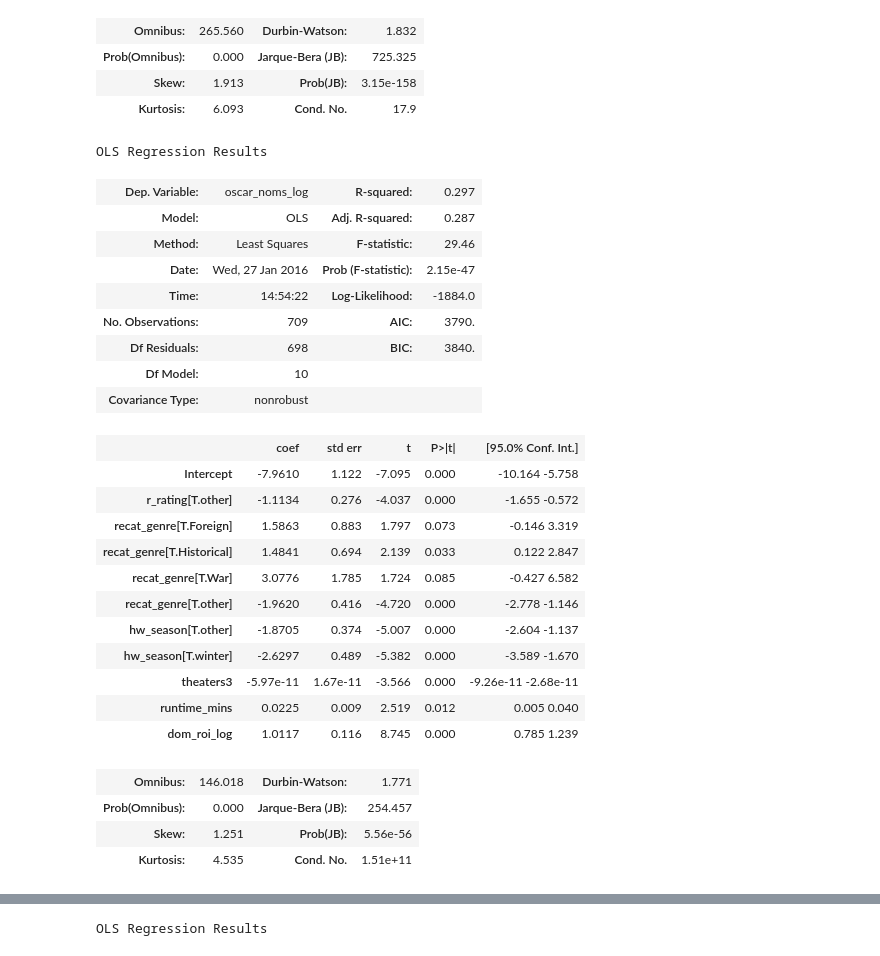
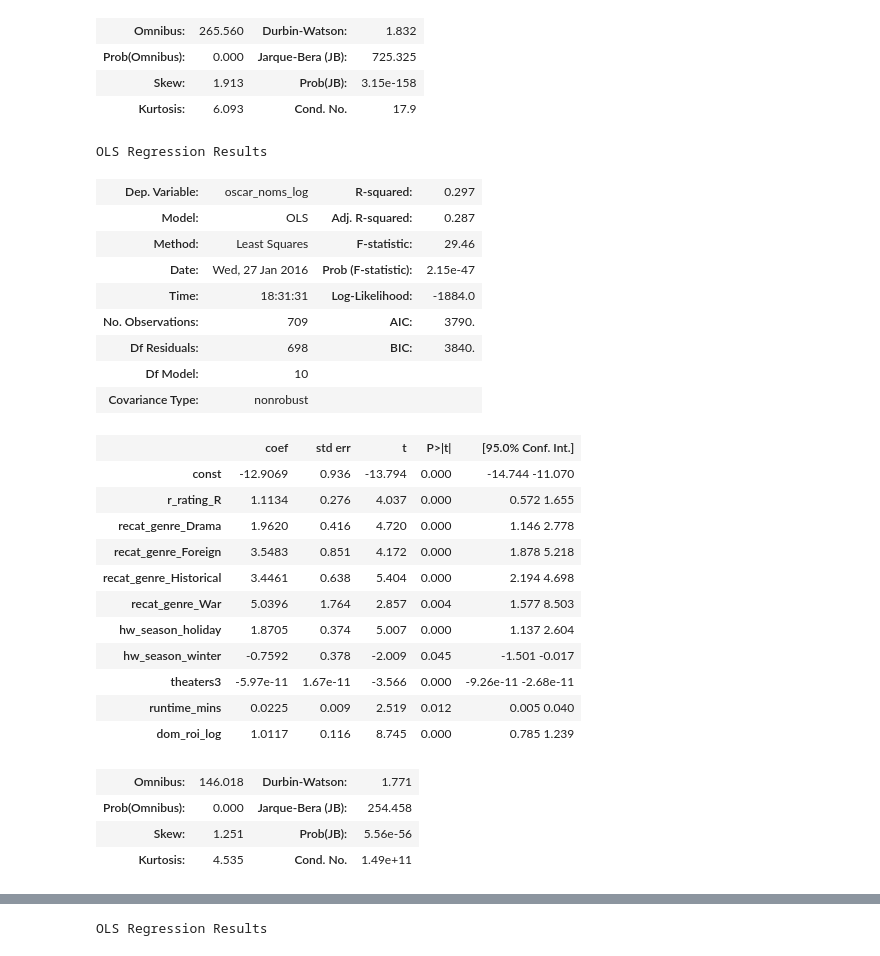
Before and after one commit to dianalam/movie-predictor, a Jupyter notebook: luther-analysis.ipynb, the cells around one changed output, grey strips where cells are left out. Drawn from its saved outputs; the diff is of its cells as text; code cells hidden in the pictures.

```diff
--- a/luther-analysis.ipynb
+++ b/luther-analysis.ipynb
@@ -555,3 +537,9 @@ See the caveats in the documentation: http://pandas.pydata.org/pandas-docs/stabl
 # %%
+# get dummies and drop "other" dummies
+# rerun this if keep list is updated
+temp = newer_movies[keep]
+temp.dropna(inplace = True)
+dummies = pd.get_dummies(temp)
 keep_dummy = [c for c in dummies.columns if 'other' not in c.lower()]
 formodel = dummies[keep_dummy]
+formodel = sm.add_constant(formodel)
@@ -557,0 +560,5 @@ formodel = dummies[keep_dummy]
+# %%
+# split into train, val, test
+train = formodel[formodel['release_year'] <= trainyr_max]
+val = formodel[formodel['release_year'].isin(cvyr)]
+test = formodel[formodel['release_year'].isin(testyr)]
@@ -578,9 +605,5 @@ def format_df(features, ind, data):
 #     y = data[ind]
 #     return X, y
-# %%
-train = newer_movies[newer_movies['release_year'] <= trainyr_max]
-val = newer_movies[newer_movies['release_year'].isin(cvyr)]
-test = newer_movies[newer_movies['release_year'].isin(testyr)]
 # %%
 # # some more checks
 # train.groupby('release_year').count()
@@ -603,0 +614,14 @@ test as % of total:  0.131797235023
+# %%
+# get model using skl
+def get_xy(features, ind, df):
+    """Get X and y for use in skl linear regression.
+    """
+    # match general feature category to all its dummies
+    all_features = ['const']
+    cols = list(df.columns)
+    for feature in features:
+        all_features.extend([col for col in cols if feature in col])
+    # get df with dummies for features
+    X = df[all_features]
+    y = df[ind]
+    return X, y
@@ -1021,33 +1095,36 @@ OLS Regression Results
 | Kurtosis: | 6.093 | Cond. No. | 17.9 |
 # %%
 # 3. with log oscar_noms and theaters
-oscars_log = smf.ols(formula = "oscar_noms_log ~ r_rating + recat_genre + hw_season + \
-                    theaters3 + runtime_mins + dom_roi_log", data = train).fit()
-oscars_log.summary()
+features = ['r_rating', 'recat_genre', 'hw_season', 'theaters3', 'runtime_mins', 'dom_roi_log']
+ind = 'oscar_noms_log'
+X, y = get_xy(features, ind, train)
+oscars3 = sm.OLS(y, X)
+oscars3 = oscars3.fit()
+oscars3.summary()
 # %% [output]
 OLS Regression Results
 | Dep. Variable: | oscar_noms_log | R-squared: | 0.297 |
 | Model: | OLS | Adj. R-squared: | 0.287 |
 | Method: | Least Squares | F-statistic: | 29.46 |
 | Date: | Wed, 27 Jan 2016 | Prob (F-statistic): | 2.15e-47 |
-| Time: | 14:54:22 | Log-Likelihood: | -1884.0 |
+| Time: | 18:31:31 | Log-Likelihood: | -1884.0 |
 | No. Observations: | 709 | AIC: | 3790. |
 | Df Residuals: | 698 | BIC: | 3840. |
 | Df Model: | 10 |  |  |
 | Covariance Type: | nonrobust |  |  |
 |  | coef | std err | t | P>|t| | [95.0% Conf. Int.] |
-| Intercept | -7.9610 | 1.122 | -7.095 | 0.000 | -10.164 -5.758 |
-| r_rating[T.other] | -1.1134 | 0.276 | -4.037 | 0.000 | -1.655 -0.572 |
-| recat_genre[T.Foreign] | 1.5863 | 0.883 | 1.797 | 0.073 | -0.146 3.319 |
-| recat_genre[T.Historical] | 1.4841 | 0.694 | 2.139 | 0.033 | 0.122 2.847 |
-| recat_genre[T.War] | 3.0776 | 1.785 | 1.724 | 0.085 | -0.427 6.582 |
-| recat_genre[T.other] | -1.9620 | 0.416 | -4.720 | 0.000 | -2.778 -1.146 |
-| hw_season[T.other] | -1.8705 | 0.374 | -5.007 | 0.000 | -2.604 -1.137 |
-| hw_season[T.winter] | -2.6297 | 0.489 | -5.382 | 0.000 | -3.589 -1.670 |
+| const | -12.9069 | 0.936 | -13.794 | 0.000 | -14.744 -11.070 |
+| r_rating_R | 1.1134 | 0.276 | 4.037 | 0.000 | 0.572 1.655 |
+| recat_genre_Drama | 1.9620 | 0.416 | 4.720 | 0.000 | 1.146 2.778 |
+| recat_genre_Foreign | 3.5483 | 0.851 | 4.172 | 0.000 | 1.878 5.218 |
+| recat_genre_Historical | 3.4461 | 0.638 | 5.404 | 0.000 | 2.194 4.698 |
+| recat_genre_War | 5.0396 | 1.764 | 2.857 | 0.004 | 1.577 8.503 |
+| hw_season_holiday | 1.8705 | 0.374 | 5.007 | 0.000 | 1.137 2.604 |
+| hw_season_winter | -0.7592 | 0.378 | -2.009 | 0.045 | -1.501 -0.017 |
 | theaters3 | -5.97e-11 | 1.67e-11 | -3.566 | 0.000 | -9.26e-11 -2.68e-11 |
 | runtime_mins | 0.0225 | 0.009 | 2.519 | 0.012 | 0.005 0.040 |
 | dom_roi_log | 1.0117 | 0.116 | 8.745 | 0.000 | 0.785 1.239 |
 | Omnibus: | 146.018 | Durbin-Watson: | 1.771 |
-| Prob(Omnibus): | 0.000 | Jarque-Bera (JB): | 254.457 |
+| Prob(Omnibus): | 0.000 | Jarque-Bera (JB): | 254.458 |
 | Skew: | 1.251 | Prob(JB): | 5.56e-56 |
-| Kurtosis: | 4.535 | Cond. No. | 1.51e+11 |
+| Kurtosis: | 4.535 | Cond. No. | 1.49e+11 |
```
Also changed, not shown: parts of 29 cells of this notebook, 1 other file.
